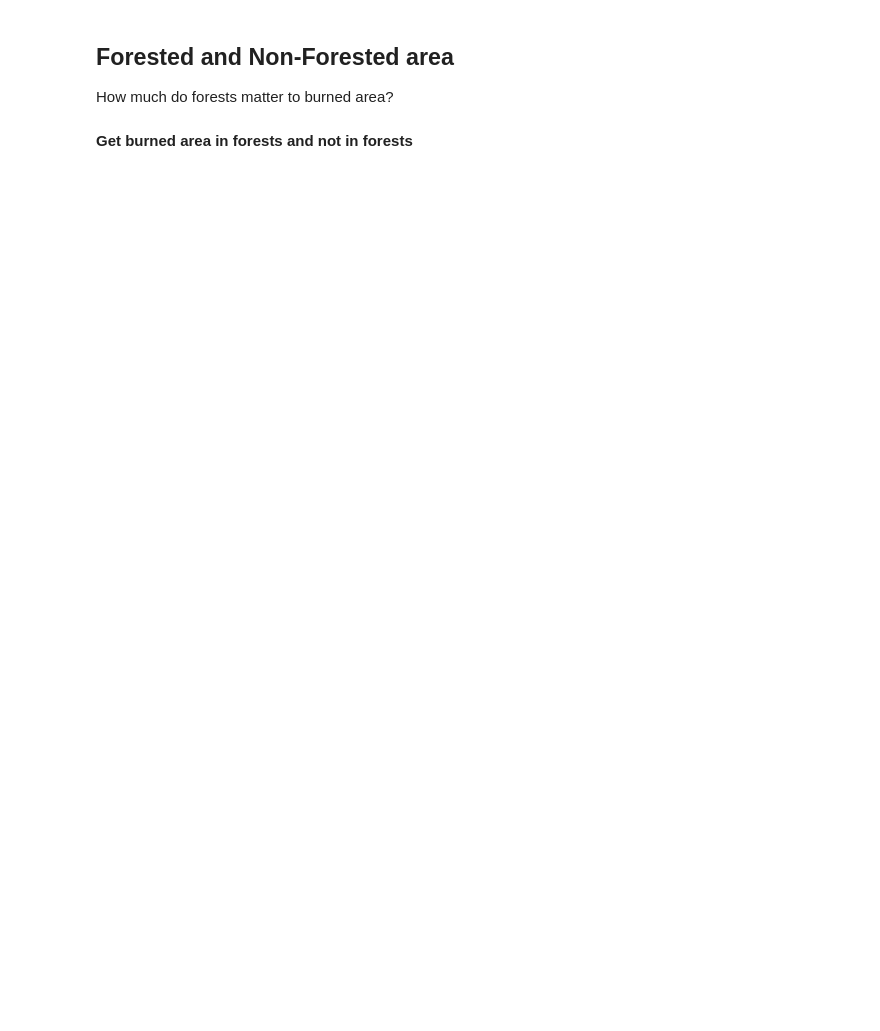
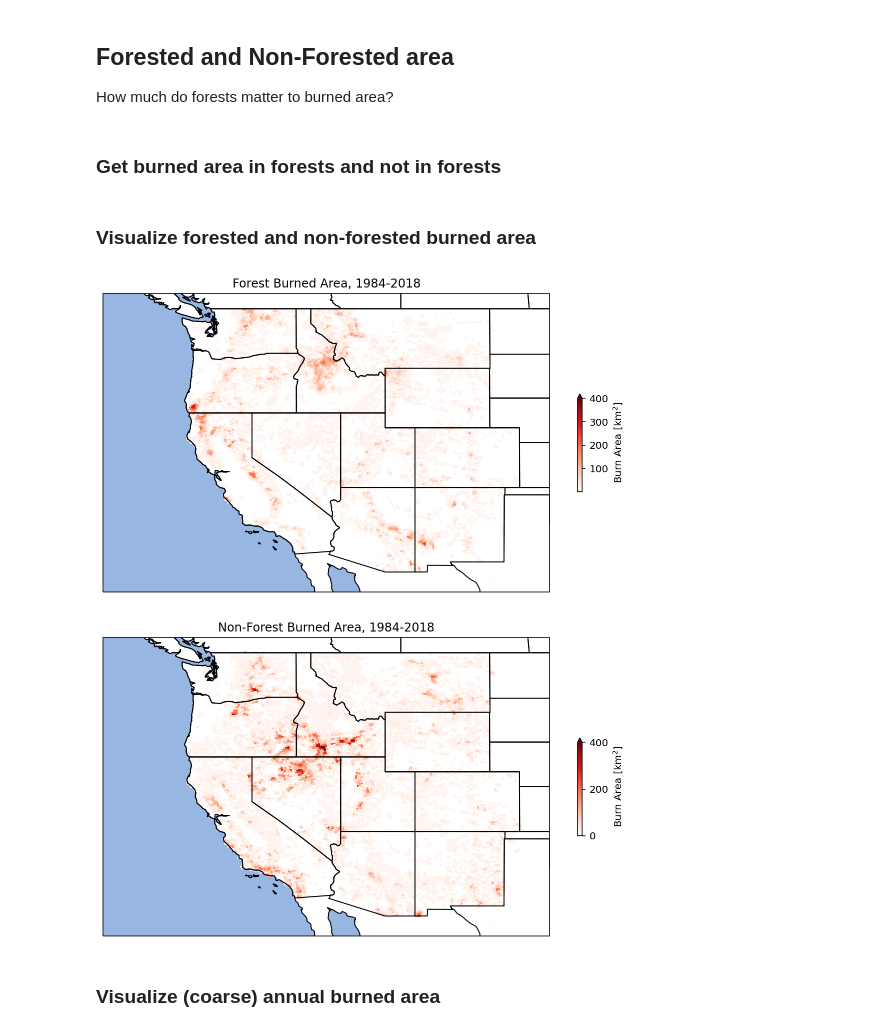
Before and after one commit to cjuang/rces-final-project, a Jupyter notebook: rces-final-project.ipynb, the cells around one changed output. Cells and saved outputs as stored; diff of their text form; code cells hidden in the pictures; blank space fills up the shorter version.

```diff
--- a/rces-final-project.ipynb
+++ b/rces-final-project.ipynb
@@ -32,12 +77,8 @@ burnarea_data = None
 
 How much do forests matter to burned area?
 # %% [markdown]
-**Get burned area in forests and not in forests**
+### Get burned area in forests and not in forests
 # %%
-# import forested area
-forest_type_data = xr.open_dataset('data\\US_ForestType_Ruefenacht\\forest_type_frac.nc')
-ftype = forest_type_data.ftype
-
 # storage
 forest = np.zeros((len(Y), len(X)), np.single)
 
@@ -49,11 +90,59 @@ for index,number in enumerate(ftype):
 forest_type_data = None
 
 # get burned area in forest
-burnforest = burnarea * forest
+burnforest = burnarea_data * forest
 # %%
 # get non-forested burned area using fractional difference
-burnxforest = burnarea * (1-forest)
+burnxforest = burnarea_data * (1-forest)
 # %%
 # get time-sum spatial burn area
 burnforesttime = burnforest.sum(dim='time')
 burnxforesttime = burnxforest.sum(dim='time')
+
+# mask the array to remove plotting where there is 0 burned area
+burnforesttime2 = np.ma.masked_where(burnforesttime.burnarea.values==0, burnforesttime.burnarea)
+burnxforesttime2 = np.ma.masked_where(burnxforesttime.burnarea.values==0, burnxforesttime.burnarea)
+# %% [markdown]
+### Visualize forested and non-forested burned area
+# %%
+# visualize forested and non forested burned area
+
+# define map extent
+extent = [-130,-100,30,50]
+
+# plot
+fig, ax1 = plt.subplots(figsize=(10,6), subplot_kw={'projection': ccrs.PlateCarree()})
+# setup map
+ax1.set_extent(extent, ccrs.PlateCarree())
+ax1.add_feature(cfeature.COASTLINE, edgecolor='black', zorder=9)
+ax1.add_feature(cfeature.STATES, edgecolor='black', zorder=10)
+ax1.add_feature(cfeature.OCEAN)
+
+# plot data
+burnmapfo = ax1.pcolormesh(burnforesttime.X, burnforesttime.Y, burnforesttime2, cmap='Reds', vmax=400,
+                           transform=ccrs.epsg(5070))
+# decorate
+ax1.set_title('Forest Burned Area, 1984-2018')
+
+bar1 = fig.colorbar(burnmapfo, ax=ax1, shrink=0.30, extend='max')
+bar1.set_label('Burn Area [km$^2$]')
+
+# plot
+fig, ax2 = plt.subplots(figsize=(10,6), subplot_kw={'projection':ccrs.PlateCarree()})
+ax2.set_extent(extent, ccrs.PlateCarree())
+ax2.add_feature(cfeature.COASTLINE, edgecolor='black', zorder=9)
+ax2.add_feature(cfeature.STATES, edgecolor='black', zorder=10)
+ax2.add_feature(cfeature.OCEAN)
+
+# plot data
+burnmapxfo = ax2.pcolormesh(burnxforesttime.X, burnxforesttime.Y, burnxforesttime2, cmap='Reds', vmax=400,
+                            transform=ccrs.epsg(5070))
+# decorate
+ax2.set_title('Non-Forest Burned Area, 1984-2018')
+bar2 = fig.colorbar(burnmapxfo, ax=ax2, shrink=0.30, extend='max')
+bar2.set_label('Burn Area [km$^2$]')
+# %% [output]
+[figure, added]
+[figure, added]
+# %% [markdown]
+### Visualize (coarse) annual burned area
```
Also changed, not shown: parts of 21 cells of this notebook.
